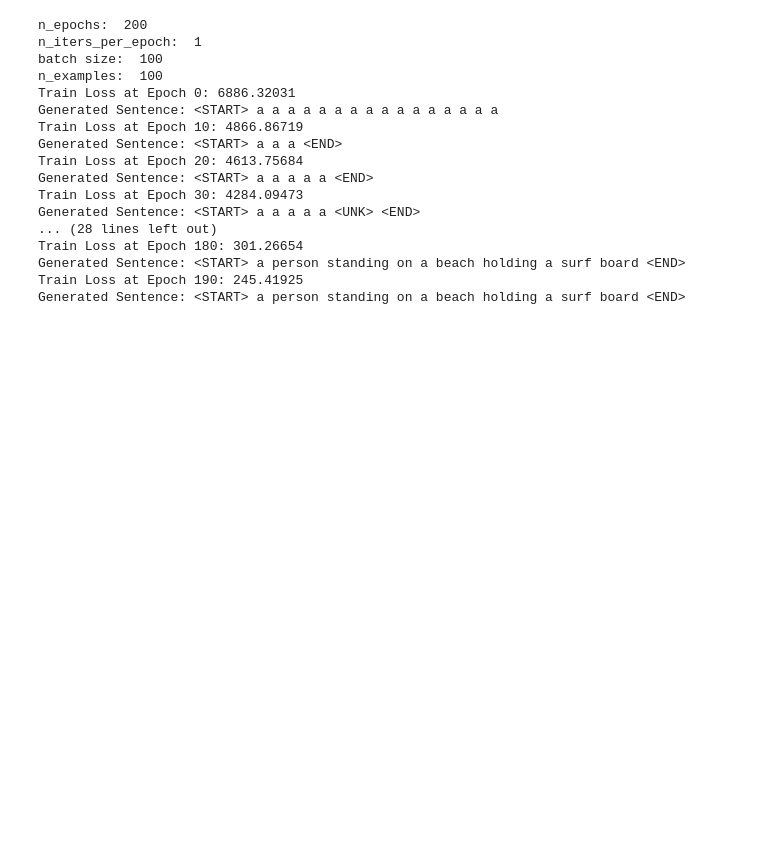
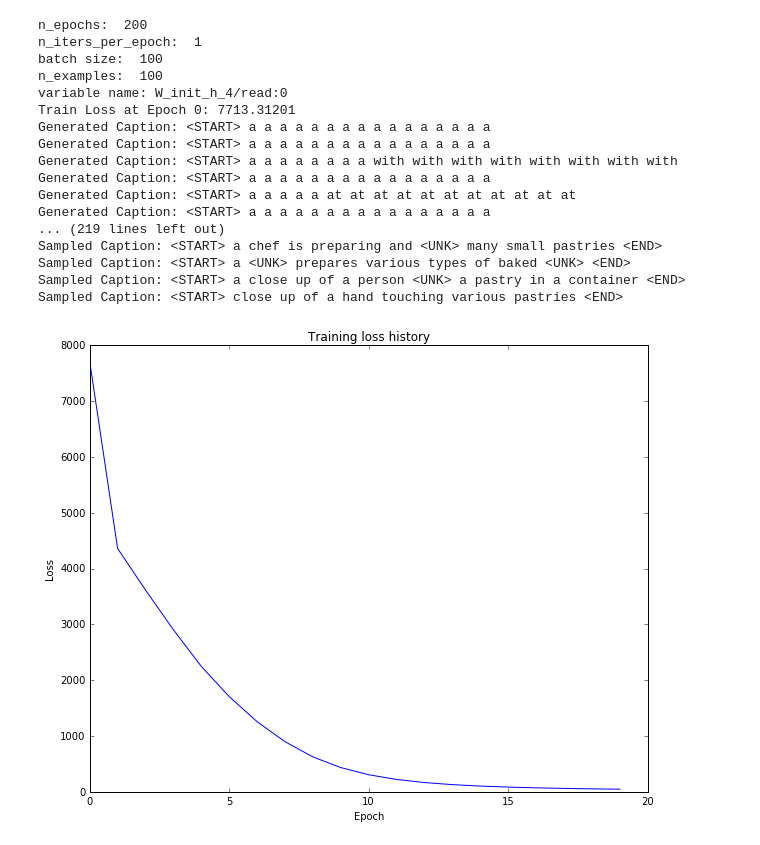
Before and after one commit to Peratham/tensorflow-implementation, a Jupyter notebook: show_attend_and_tell/AttentionCaptioning.ipynb, the cells around one changed output. Drawn from its saved outputs; the diff is of its cells as text; code cells hidden in the pictures; blank space fills up the shorter version.

Commit message:
Overfitting Test Complete (model.sampler())

```diff
--- a/show_attend_and_tell/AttentionCaptioning.ipynb
+++ b/show_attend_and_tell/AttentionCaptioning.ipynb
@@ -8,10 +17,10 @@ from cs231n.image_utils import image_from_url
 %load_ext autoreload
 %autoreload 2
 # %%
-data = load_coco_data(max_train=100, pca_features=True)
+with open('small_data.pkl', 'rb') as f:
+    small_data = pickle.load(f)
 
-# Print out all the keys and values from the data dictionary
-for k, v in data.iteritems():
+for k, v in small_data.iteritems():
     if type(v) == np.ndarray:
         print k, type(v), v.shape, v.dtype
     else:
@@ -30,7 +36,0 @@ word_to_idx <type 'dict'> 1004
-# %%
-word_to_idx = data['word_to_idx']
-idx_to_word = {i: w for w, i in word_to_idx.iteritems()}
-small_data = sample_coco_minibatch(data, split='train', batch_size=100)  # get 100 train data
-train_captions, train_features, urls = small_data
-start_word = idx_to_word[train_captions[0,0]]
-print "start word: ", start_word
@@ -47,6 +37,15 @@ data['train_features'] = features
+# %%
+small_captions = small_data['captions']
+small_data['train_captions'] = small_captions
+
+small_features = small_data['features'].reshape(100,196,512)
+small_features = (small_features - np.mean(small_features)) * 0.01
+small_data['train_features'] = small_features
+word_to_idx = small_data['word_to_idx']
 # %%
 model = CaptionGenerator(word_to_idx, batch_size= 100, dim_feature=[196, 512], dim_embed=128,
                                    dim_hidden=128, n_time_step=16, cell_type='lstm', dtype=tf.float32)
 # %%
-solver = CaptioningSolver(model, data, n_epochs=200, batch_size=100, update_rule='adam',
-                                      learning_rate=0.004, print_every=10, save_every=10)
+solver = CaptioningSolver(model, small_data, n_epochs=200, batch_size=100, update_rule='adam',
+                                      learning_rate=0.004, print_every=10, save_every=10000,
+                                    save_model_path='./model/', test_model_path='./model/model-200', pretrained_model=None)
@@ -53,23 +65,32 @@ solver = CaptioningSolver(model, data, n_epochs=200, batch_size=100, update_rule
+# %%
+solver.train()
+# Plot the training losses
+plt.plot(solver.loss_history)
+plt.xlabel('Epoch')
+plt.ylabel('Loss')
+plt.title('Training loss history')
+plt.show()
+# %% [output]
+n_epochs:  200
+n_iters_per_epoch:  1
+batch size:  100
+n_examples:  100
+variable name: W_init_h_4/read:0
+Train Loss at Epoch 0: 7713.31201
+Generated Caption: <START> a a a a a a a a a a a a a a a a
+Generated Caption: <START> a a a a a a a a a a a a a a a a
+Generated Caption: <START> a a a a a a a a with with with with with with with with
+Generated Caption: <START> a a a a a a a a a a a a a a a a
+Generated Caption: <START> a a a a a at at at at at at at at at at at
+Generated Caption: <START> a a a a a a a a a a a a a a a a
+... (219 lines left out)
+Sampled Caption: <START> a chef is preparing and <UNK> many small pastries <END>
+Sampled Caption: <START> a <UNK> prepares various types of baked <UNK> <END>
+Sampled Caption: <START> a close up of a person <UNK> a pastry in a container <END>
+Sampled Caption: <START> close up of a hand touching various pastries <END>
+[figure, added]
 # %%
-solver.train()
+solver.test()
-# %% [output]
-n_epochs:  200
-n_iters_per_epoch:  1
-batch size:  100
-n_examples:  100
-Train Loss at Epoch 0: 6886.32031
-Generated Sentence: <START> a a a a a a a a a a a a a a a a
-Train Loss at Epoch 10: 4866.86719
-Generated Sentence: <START> a a a <END>
-Train Loss at Epoch 20: 4613.75684
-Generated Sentence: <START> a a a a a <END>
-Train Loss at Epoch 30: 4284.09473
-Generated Sentence: <START> a a a a a <UNK> <END>
-... (28 lines left out)
-Train Loss at Epoch 180: 301.26654
-Generated Sentence: <START> a person standing on a beach holding a surf board <END>
-Train Loss at Epoch 190: 245.41925
-Generated Sentence: <START> a person standing on a beach holding a surf board <END>
 # %%
 loss, generated_captions = model.build_model()
 optimizer = tf.train.AdamOptimizer(0.004).minimize(loss)
```
Also changed, not shown: parts of 6 cells of this notebook.
